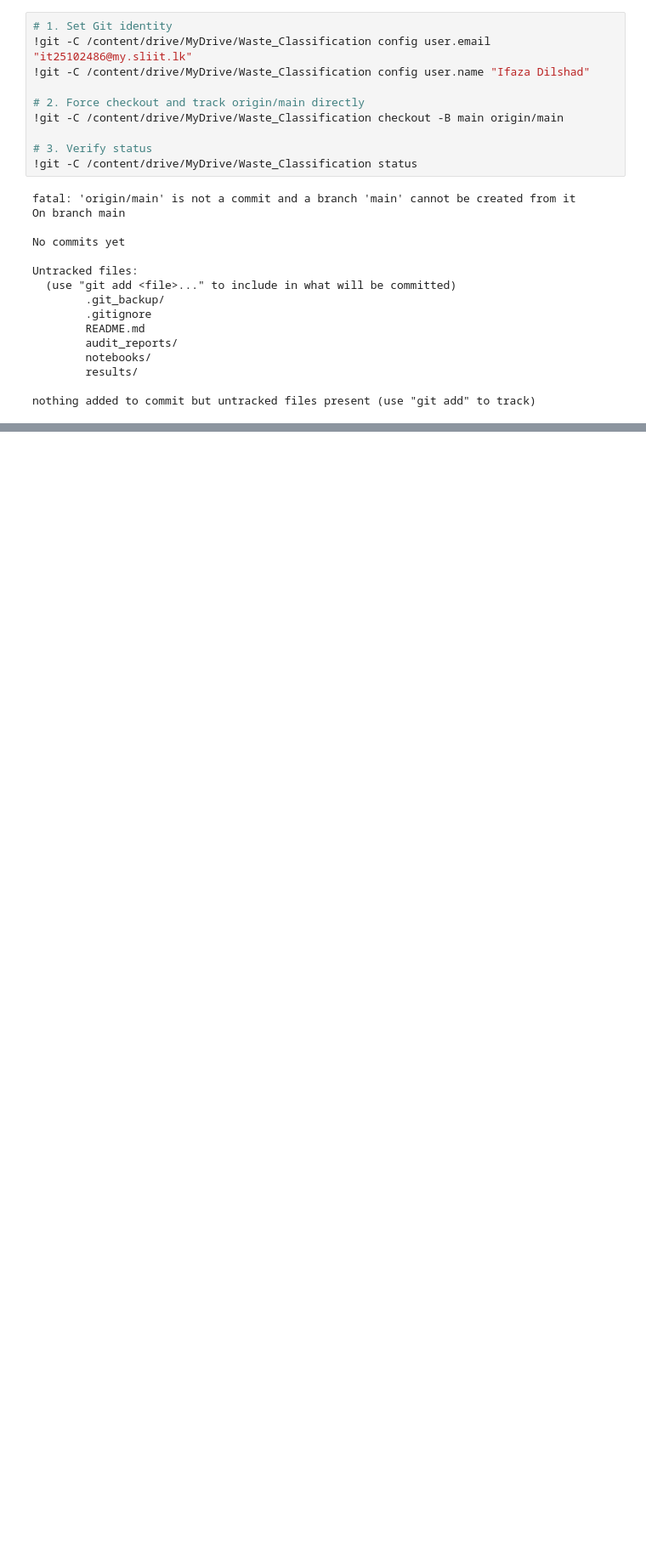
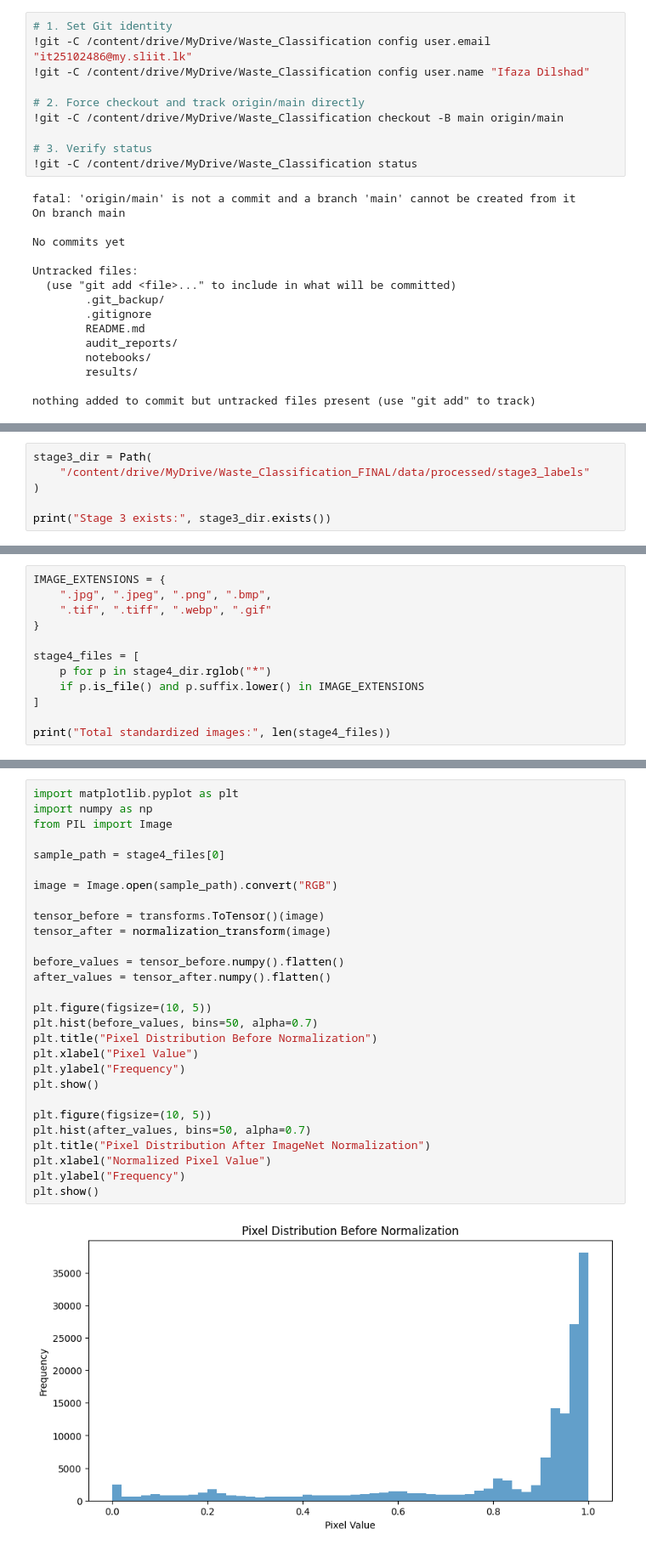
Before and after one commit to IT25102140/waste-classification-aiml, a Jupyter notebook: notebooks/IT25102486_PixelNormalization.ipynb, the cells around one changed output, grey strips where cells are left out. Shown at 85% size. Drawn from its saved outputs; the diff is of its cells as text; blank space fills up the shorter version.

Commit message:
Replace old project with finalized waste classification pipeline

```diff
--- a/notebooks/IT25102486_PixelNormalization.ipynb
+++ b/notebooks/IT25102486_PixelNormalization.ipynb
@@ -447,0 +509,6 @@ nothing added to commit but untracked files present (use "git add" to track)
+# %%
+stage3_dir = Path(
+    "/content/drive/MyDrive/Waste_Classification_FINAL/data/processed/stage3_labels"
+)
+
+print("Stage 3 exists:", stage3_dir.exists())
@@ -447,0 +1151,12 @@ nothing added to commit but untracked files present (use "git add" to track)
+# %%
+IMAGE_EXTENSIONS = {
+    ".jpg", ".jpeg", ".png", ".bmp",
+    ".tif", ".tiff", ".webp", ".gif"
+}
+
+stage4_files = [
+    p for p in stage4_dir.rglob("*")
+    if p.is_file() and p.suffix.lower() in IMAGE_EXTENSIONS
+]
+
+print("Total standardized images:", len(stage4_files))
@@ -447,0 +1165,30 @@ nothing added to commit but untracked files present (use "git add" to track)
+# %%
+import matplotlib.pyplot as plt
+import numpy as np
+from PIL import Image
+
+sample_path = stage4_files[0]
+
+image = Image.open(sample_path).convert("RGB")
+
+tensor_before = transforms.ToTensor()(image)
+tensor_after = normalization_transform(image)
+
+before_values = tensor_before.numpy().flatten()
+after_values = tensor_after.numpy().flatten()
+
+plt.figure(figsize=(10, 5))
+plt.hist(before_values, bins=50, alpha=0.7)
+plt.title("Pixel Distribution Before Normalization")
+plt.xlabel("Pixel Value")
+plt.ylabel("Frequency")
+plt.show()
+
+plt.figure(figsize=(10, 5))
+plt.hist(after_values, bins=50, alpha=0.7)
+plt.title("Pixel Distribution After ImageNet Normalization")
+plt.xlabel("Normalized Pixel Value")
+plt.ylabel("Frequency")
+plt.show()
+# %% [output]
+[figure, added]
```
Also changed, not shown: parts of 38 cells of this notebook, 19 other files.
